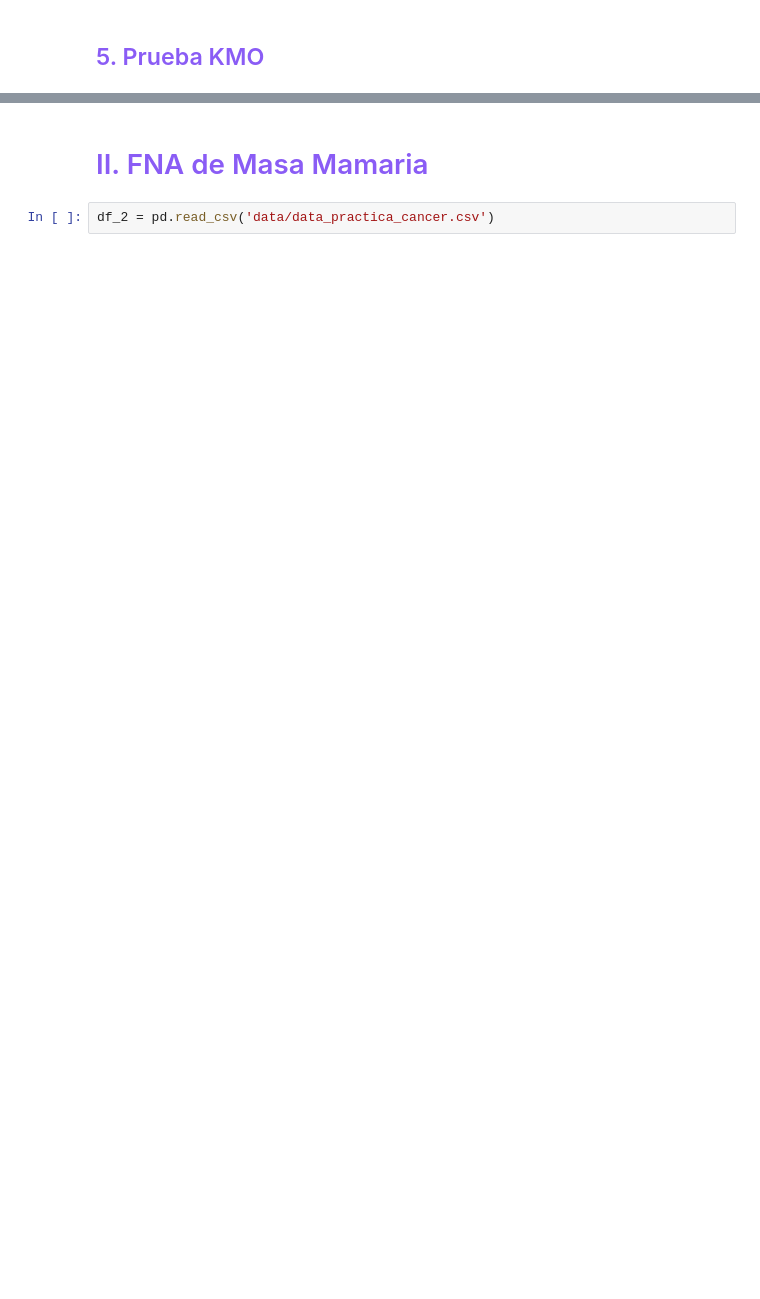
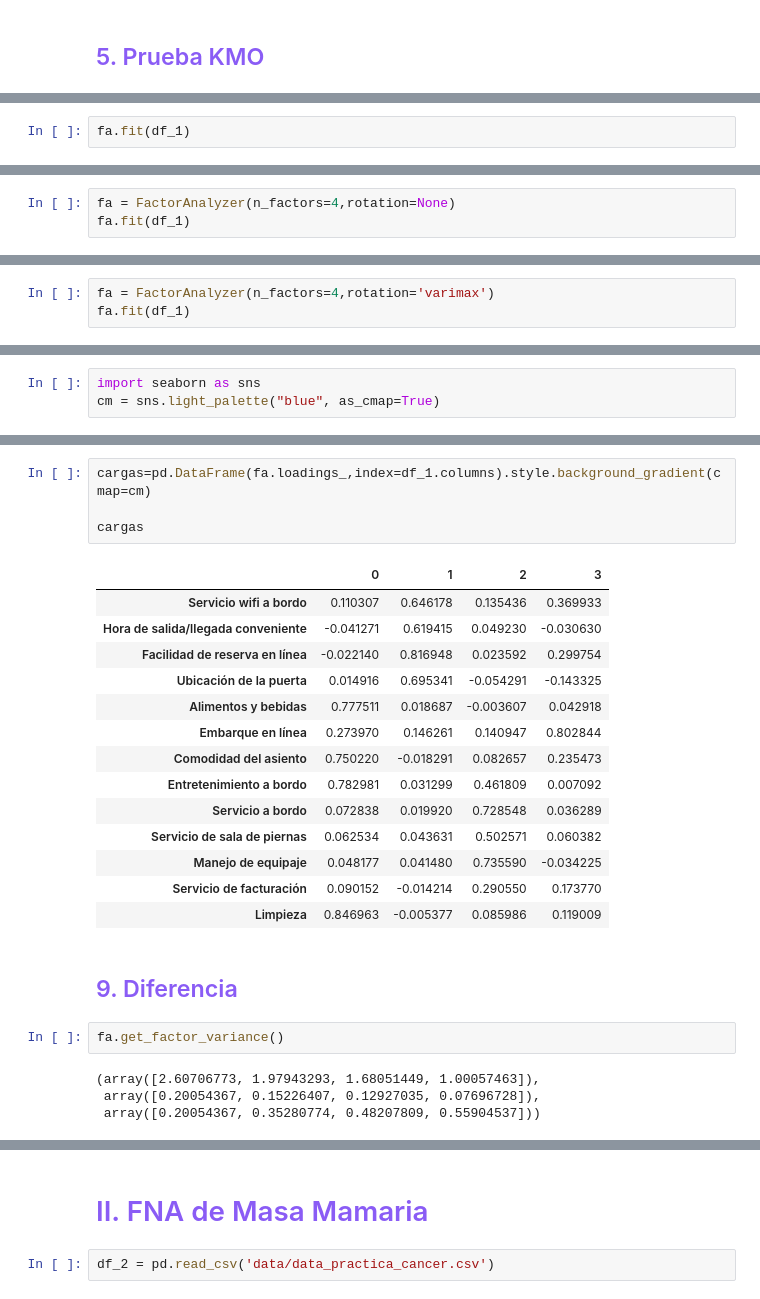
Before and after one commit to AuriRaven/Unsupervised_Learning, a Jupyter notebook: Practica_1.ipynb, the cells around one changed output, grey strips where cells are left out. Saved outputs shown, nothing was run; the diff lists cells and outputs as text; blank space fills up the shorter version.

```diff
--- a/Practica_1.ipynb
+++ b/Practica_1.ipynb
@@ -176,0 +273,2 @@ Dado que $p-\text{value}=0.0<0.05=\alpha$, entonces rechazamos la hipótesis nul
+# %%
+fa.fit(df_1)
@@ -176,0 +363,3 @@ Dado que $p-\text{value}=0.0<0.05=\alpha$, entonces rechazamos la hipótesis nul
+# %%
+fa = FactorAnalyzer(n_factors=4,rotation=None)
+fa.fit(df_1)
@@ -176,0 +369,3 @@ Dado que $p-\text{value}=0.0<0.05=\alpha$, entonces rechazamos la hipótesis nul
+# %%
+fa = FactorAnalyzer(n_factors=4,rotation='varimax')
+fa.fit(df_1)
@@ -176,0 +394,3 @@ Dado que $p-\text{value}=0.0<0.05=\alpha$, entonces rechazamos la hipótesis nul
+# %%
+import seaborn as sns
+cm = sns.light_palette("blue", as_cmap=True)
@@ -176,0 +413,27 @@ Dado que $p-\text{value}=0.0<0.05=\alpha$, entonces rechazamos la hipótesis nul
+# %%
+cargas=pd.DataFrame(fa.loadings_,index=df_1.columns).style.background_gradient(cmap=cm)
+
+cargas
+# %% [output]
+|  | 0 | 1 | 2 | 3 |
+| Servicio wifi a bordo | 0.110307 | 0.646178 | 0.135436 | 0.369933 |
+| Hora de salida/llegada conveniente | -0.041271 | 0.619415 | 0.049230 | -0.030630 |
+| Facilidad de reserva en línea | -0.022140 | 0.816948 | 0.023592 | 0.299754 |
+| Ubicación de la puerta | 0.014916 | 0.695341 | -0.054291 | -0.143325 |
+| Alimentos y bebidas | 0.777511 | 0.018687 | -0.003607 | 0.042918 |
+| Embarque en línea | 0.273970 | 0.146261 | 0.140947 | 0.802844 |
+| Comodidad del asiento | 0.750220 | -0.018291 | 0.082657 | 0.235473 |
+| Entretenimiento a bordo | 0.782981 | 0.031299 | 0.461809 | 0.007092 |
+| Servicio a bordo | 0.072838 | 0.019920 | 0.728548 | 0.036289 |
+| Servicio de sala de piernas | 0.062534 | 0.043631 | 0.502571 | 0.060382 |
+| Manejo de equipaje | 0.048177 | 0.041480 | 0.735590 | -0.034225 |
+| Servicio de facturación | 0.090152 | -0.014214 | 0.290550 | 0.173770 |
+| Limpieza | 0.846963 | -0.005377 | 0.085986 | 0.119009 |
+# %% [markdown]
+## <span style="color: rgb(138, 92, 245);">9. Diferencia</span>
+# %%
+fa.get_factor_variance()
+# %% [output]
+(array([2.60706773, 1.97943293, 1.68051449, 1.00057463]),
+ array([0.20054367, 0.15226407, 0.12927035, 0.07696728]),
+ array([0.20054367, 0.35280774, 0.48207809, 0.55904537]))
```
Also changed, not shown: parts of 42 cells of this notebook, 1 other file.
